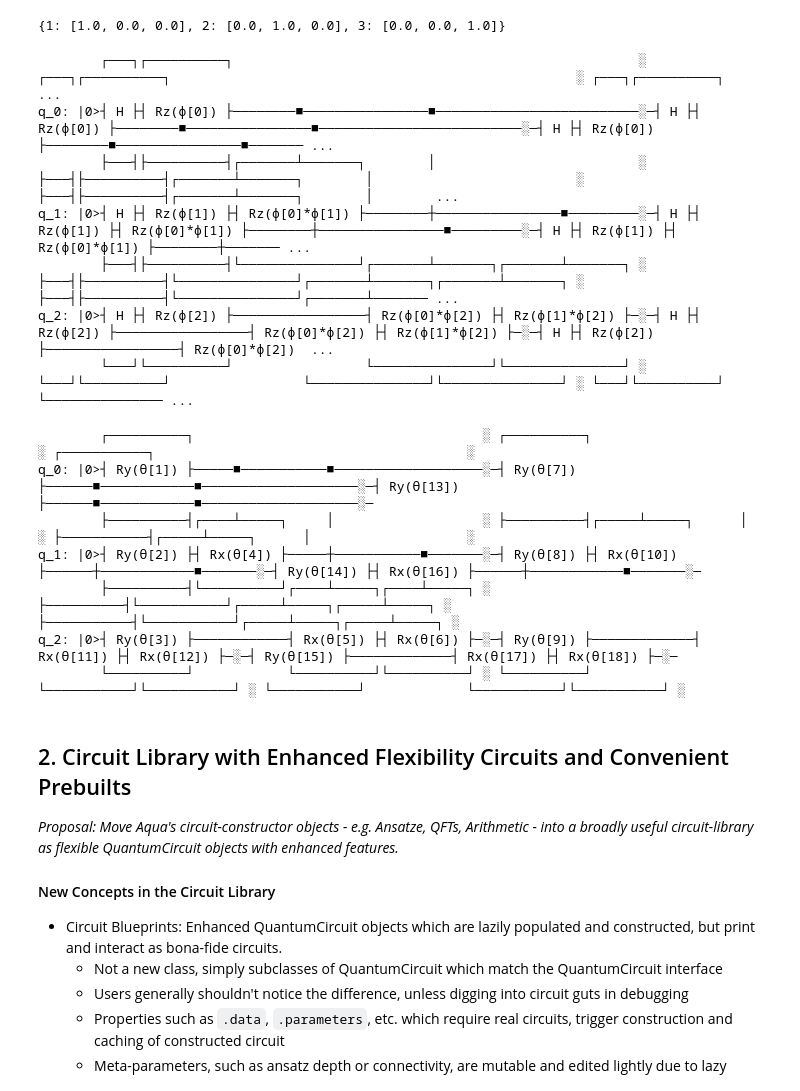
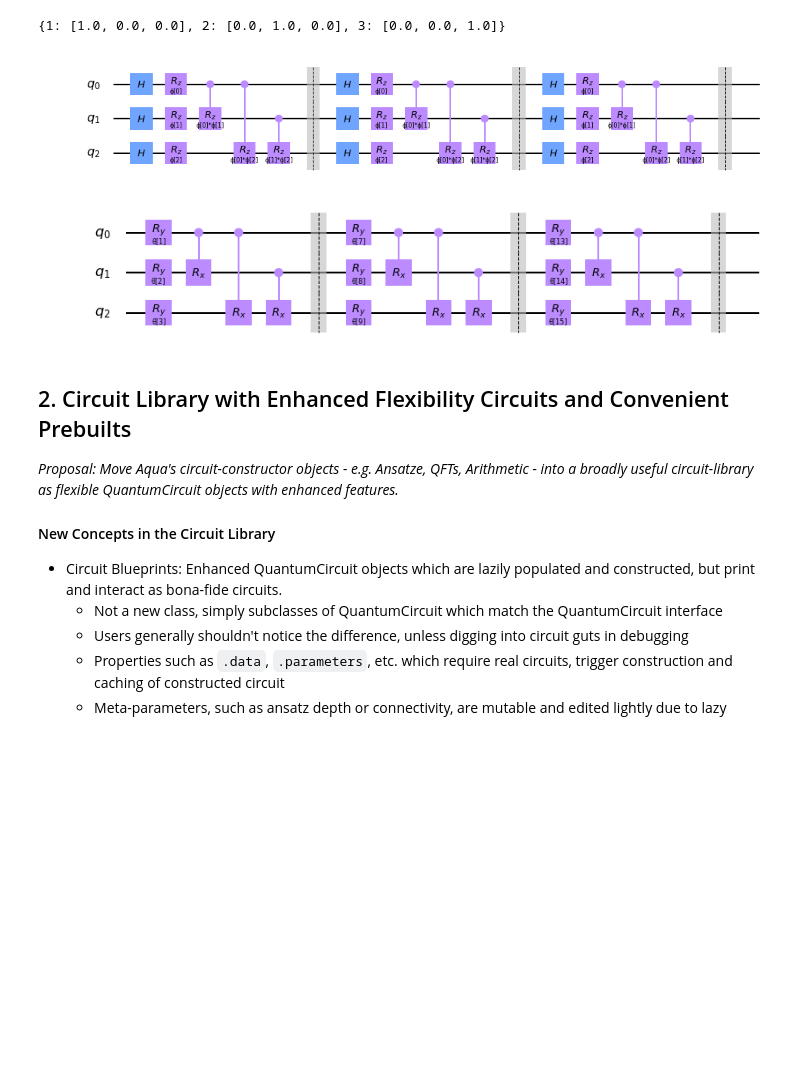
Before and after one commit to Qiskit/RFCs, a Jupyter notebook: Aqua Circuit Interoperability Proposal.ipynb, the cells around one changed output. Drawn from its saved outputs; the diff is of its cells as text; code cells hidden in the pictures; blank space fills up the shorter version.

```diff
--- a/Aqua Circuit Interoperability Proposal.ipynb
+++ b/Aqua Circuit Interoperability Proposal.ipynb
@@ -48,22 +48,16 @@ print(train)
 # %%
 feat_params = ParameterVector('ɸ', length=len(train_feats[0]))
 feat_map = QuantumCircuit(3)
 depth = 3
 for _ in range(depth):
     feat_map.h(qubit=range(3))
     [feat_map.rz(phi=p, qubit=i) for i, p in enumerate(feat_params)]
     [feat_map.crz(theta=p1*p2, control_qubit=q1, target_qubit=q2)
          for ((q1, p1), (q2,p2)) in itertools.combinations(enumerate(feat_params), 2)]
     feat_map.barrier()
-feat_map.draw(fold=1000)
+feat_map.draw(output='mpl')
 # %% [output]
-        ┌───┐┌──────────┐                                                    ░ ┌───┐┌──────────┐                                                    ░ ┌───┐┌──────────┐                                  ...
-q_0: |0>┤ H ├┤ Rz(ɸ[0]) ├────────■────────────────■──────────────────────────░─┤ H ├┤ Rz(ɸ[0]) ├────────■────────────────■──────────────────────────░─┤ H ├┤ Rz(ɸ[0]) ├────────■────────────────■─────── ...
-        ├───┤├──────────┤┌───────┴───────┐        │                          ░ ├───┤├──────────┤┌───────┴───────┐        │                          ░ ├───┤├──────────┤┌───────┴───────┐        │        ...
-q_1: |0>┤ H ├┤ Rz(ɸ[1]) ├┤ Rz(ɸ[0]*ɸ[1]) ├────────┼────────────────■─────────░─┤ H ├┤ Rz(ɸ[1]) ├┤ Rz(ɸ[0]*ɸ[1]) ├────────┼────────────────■─────────░─┤ H ├┤ Rz(ɸ[1]) ├┤ Rz(ɸ[0]*ɸ[1]) ├────────┼─────── ...
-        ├───┤├──────────┤└───────────────┘┌───────┴───────┐┌───────┴───────┐ ░ ├───┤├──────────┤└───────────────┘┌───────┴───────┐┌───────┴───────┐ ░ ├───┤├──────────┤└───────────────┘┌───────┴─────── ...
-q_2: |0>┤ H ├┤ Rz(ɸ[2]) ├─────────────────┤ Rz(ɸ[0]*ɸ[2]) ├┤ Rz(ɸ[1]*ɸ[2]) ├─░─┤ H ├┤ Rz(ɸ[2]) ├─────────────────┤ Rz(ɸ[0]*ɸ[2]) ├┤ Rz(ɸ[1]*ɸ[2]) ├─░─┤ H ├┤ Rz(ɸ[2]) ├─────────────────┤ Rz(ɸ[0]*ɸ[2])  ...
-        └───┘└──────────┘                 └───────────────┘└───────────────┘ ░ └───┘└──────────┘                 └───────────────┘└───────────────┘ ░ └───┘└──────────┘                 └─────────────── ...
+[figure, added]
 # %%
 # Note: I need to calculate this number
 classifier_params = ParameterVector('θ', length=19)
@@ -76,15 +70,9 @@ for _ in range(depth):
     [classifier.crx(theta=next(cp_iter), control_qubit=q1, target_qubit=q2)
          for (q1, q2) in itertools.combinations(classifier.qubits, 2)]
     classifier.barrier()
-classifier.draw(fold=1000)
+classifier.draw(output='mpl')
 # %% [output]
-        ┌──────────┐                                     ░ ┌──────────┐                                        ░ ┌───────────┐                                        ░
-q_0: |0>┤ Ry(θ[1]) ├─────■───────────■───────────────────░─┤ Ry(θ[7]) ├──────■────────────■────────────────────░─┤ Ry(θ[13]) ├──────■────────────■────────────────────░─
-        ├──────────┤┌────┴─────┐     │                   ░ ├──────────┤┌─────┴─────┐      │                    ░ ├───────────┤┌─────┴─────┐      │                    ░
-q_1: |0>┤ Ry(θ[2]) ├┤ Rx(θ[4]) ├─────┼───────────■───────░─┤ Ry(θ[8]) ├┤ Rx(θ[10]) ├──────┼────────────■───────░─┤ Ry(θ[14]) ├┤ Rx(θ[16]) ├──────┼────────────■───────░─
-        ├──────────┤└──────────┘┌────┴─────┐┌────┴─────┐ ░ ├──────────┤└───────────┘┌─────┴─────┐┌─────┴─────┐ ░ ├───────────┤└───────────┘┌─────┴─────┐┌─────┴─────┐ ░
-q_2: |0>┤ Ry(θ[3]) ├────────────┤ Rx(θ[5]) ├┤ Rx(θ[6]) ├─░─┤ Ry(θ[9]) ├─────────────┤ Rx(θ[11]) ├┤ Rx(θ[12]) ├─░─┤ Ry(θ[15]) ├─────────────┤ Rx(θ[17]) ├┤ Rx(θ[18]) ├─░─
-        └──────────┘            └──────────┘└──────────┘ ░ └──────────┘             └───────────┘└───────────┘ ░ └───────────┘             └───────────┘└───────────┘ ░
+[figure, added]
 # %%
 vqc = VQC(optimizer=SLSQP(), feature_map=feat_map, var_form=classifier, training_dataset=train, test_dataset=train)
 vqc.run()
```
Also changed, not shown: parts of 3 cells of this notebook.
